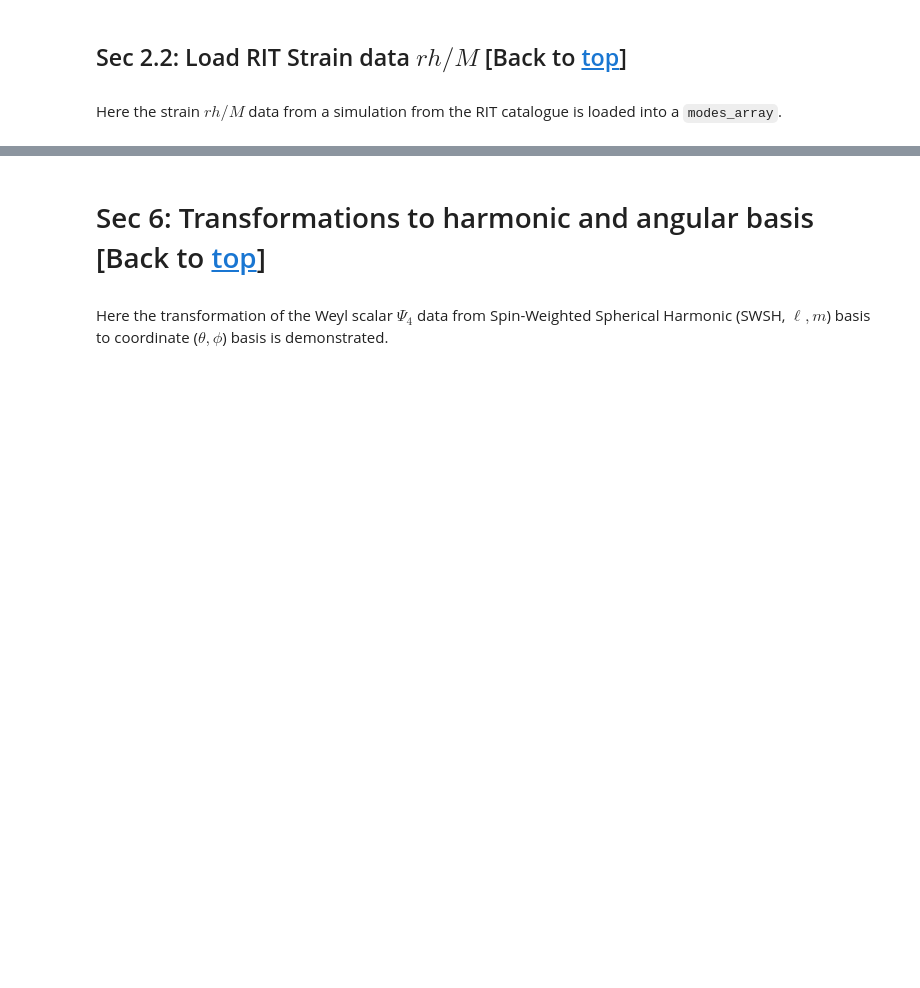
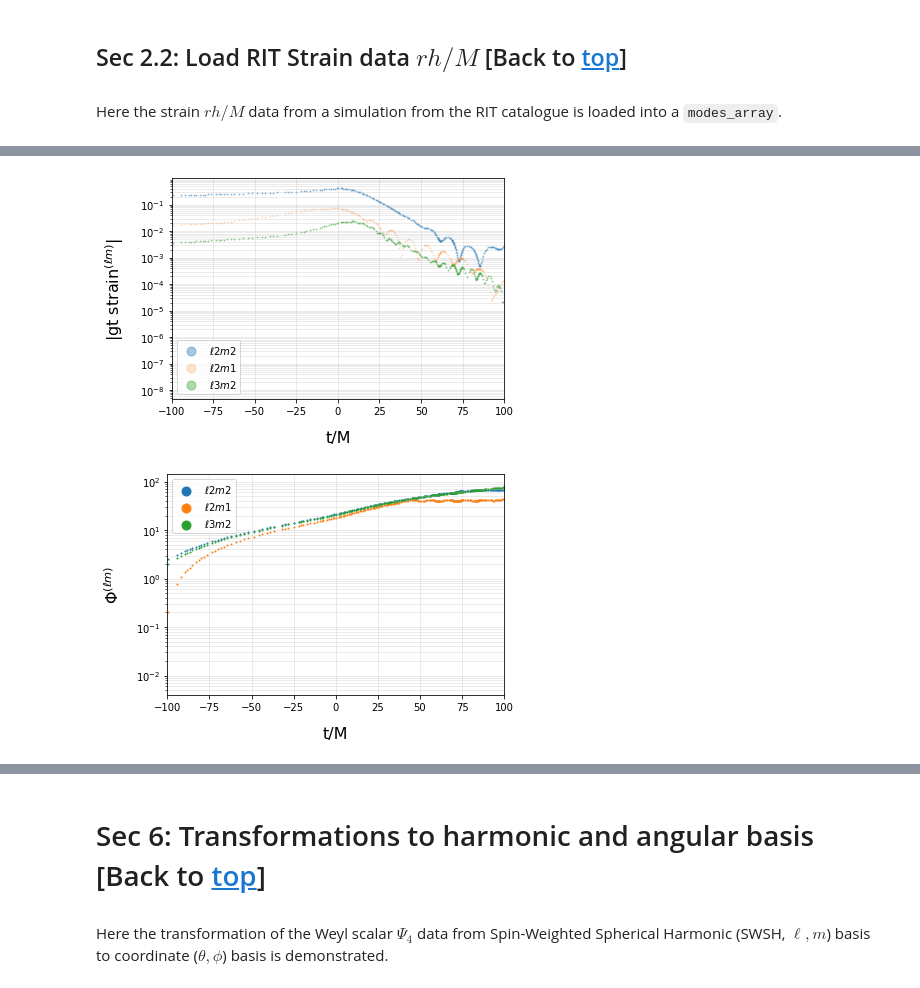
Before and after one commit to vaishakp/waveformtools, a Jupyter notebook: examples/notebooks/waveform_data_IO.ipynb, the cells around one changed output, grey strips where cells are left out. Cells and saved outputs as stored; diff of their text form; code cells hidden in the pictures; blank space fills up the shorter version.

```diff
--- a/examples/notebooks/waveform_data_IO.ipynb
+++ b/examples/notebooks/waveform_data_IO.ipynb
@@ -216,0 +248,18 @@ plot_modes(wf_strain, nmodes=3, xlim=[-600, 100])
+# %%
+# Set path variables
+
+strain_data_dir = f'{home}/.cache/MAYA/data'
+strain_file_name = 'GT0001.h5'
+# %%
+# Name of the simulation
+label = 'gt strain'
+
+# Create a modes array
+wf_strain_gt = modes_array(label=label, data_dir=strain_data_dir, file_name=strain_file_name)
+
+wf_strain_gt.load_modes(ftype='GT', var_type='Strain', centre=True)
+
+
+# Uncomment the below line to save
+# the modes array as waveformtools hdf file
+# wf_psi.save_modes(out_file_name='RIT_{label}_mp_psi4_resam_inf_new.h5')
@@ -216,0 +323,5 @@ plot_modes(wf_strain, nmodes=3, xlim=[-600, 100])
+# %%
+plot_modes(wf_strain_gt, nmodes=3, xlim=[-100, 100])
+# %% [output]
+[figure, added]
+[figure, added]
```
Also changed, not shown: parts of 31 cells of this notebook, 2 other files.
